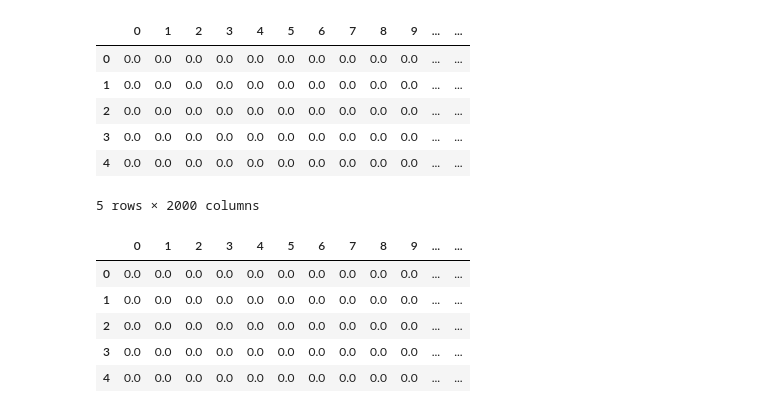
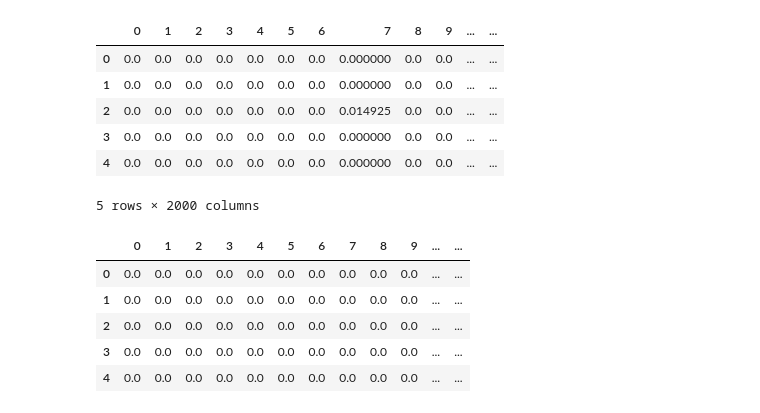
Before and after one commit to pstwh/echr, a Jupyter notebook: echr_notebook.ipynb, the cells around one changed output. Drawn from its saved outputs; the diff is of its cells as text; code cells hidden in the pictures.

```diff
--- a/echr_notebook.ipynb
+++ b/echr_notebook.ipynb
@@ -52,13 +52,13 @@ full.head()
 5 rows × 2000 columns
 # %%
-laws = pd.read_csv('echr_dataset/Article3/ngrams_a3_law.csv', header=None)
+laws = pd.read_csv('echr_dataset/Article6/ngrams_a6_law.csv', header=None)
 laws.head()
 # %% [output]
 |  | 0 | 1 | 2 | 3 | 4 | 5 | 6 | 7 | 8 | 9 | ... | ... |
-| 0 | 0.0 | 0.0 | 0.0 | 0.0 | 0.0 | 0.0 | 0.0 | 0.0 | 0.0 | 0.0 | ... | ... |
-| 1 | 0.0 | 0.0 | 0.0 | 0.0 | 0.0 | 0.0 | 0.0 | 0.0 | 0.0 | 0.0 | ... | ... |
-| 2 | 0.0 | 0.0 | 0.0 | 0.0 | 0.0 | 0.0 | 0.0 | 0.0 | 0.0 | 0.0 | ... | ... |
-| 3 | 0.0 | 0.0 | 0.0 | 0.0 | 0.0 | 0.0 | 0.0 | 0.0 | 0.0 | 0.0 | ... | ... |
-| 4 | 0.0 | 0.0 | 0.0 | 0.0 | 0.0 | 0.0 | 0.0 | 0.0 | 0.0 | 0.0 | ... | ... |
+| 0 | 0.0 | 0.0 | 0.0 | 0.0 | 0.0 | 0.0 | 0.0 | 0.000000 | 0.0 | 0.0 | ... | ... |
+| 1 | 0.0 | 0.0 | 0.0 | 0.0 | 0.0 | 0.0 | 0.0 | 0.000000 | 0.0 | 0.0 | ... | ... |
+| 2 | 0.0 | 0.0 | 0.0 | 0.0 | 0.0 | 0.0 | 0.0 | 0.014925 | 0.0 | 0.0 | ... | ... |
+| 3 | 0.0 | 0.0 | 0.0 | 0.0 | 0.0 | 0.0 | 0.0 | 0.000000 | 0.0 | 0.0 | ... | ... |
+| 4 | 0.0 | 0.0 | 0.0 | 0.0 | 0.0 | 0.0 | 0.0 | 0.000000 | 0.0 | 0.0 | ... | ... |
 5 rows × 2000 columns
 # %%
```
Also changed, not shown: parts of 19 cells of this notebook.
